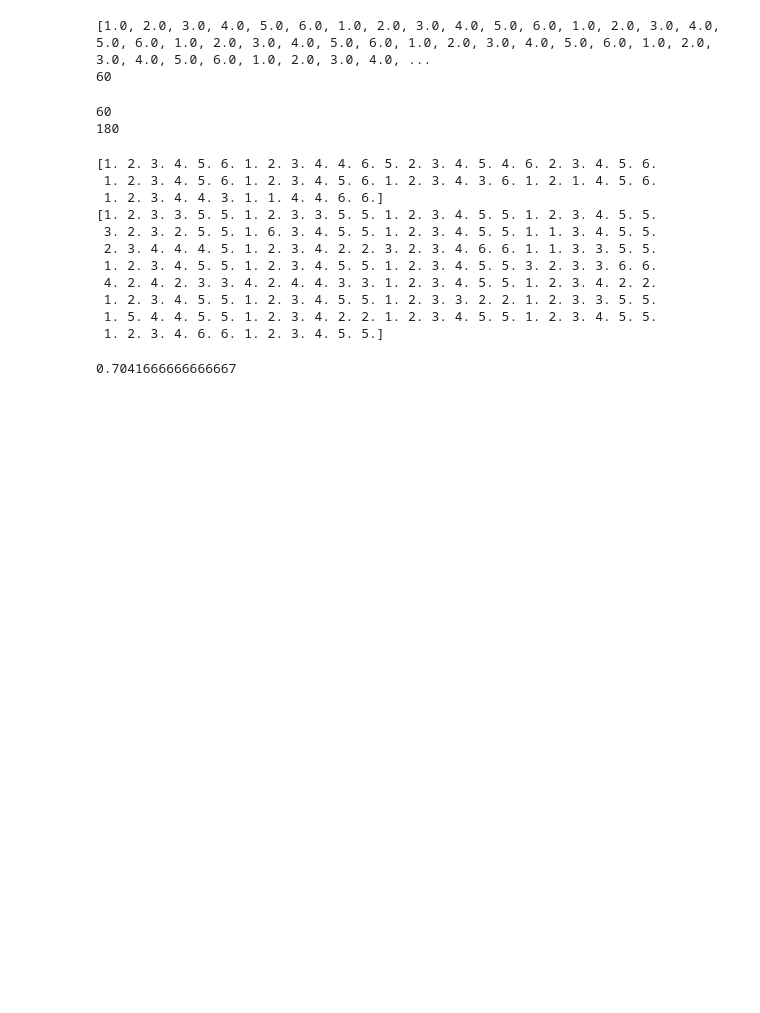
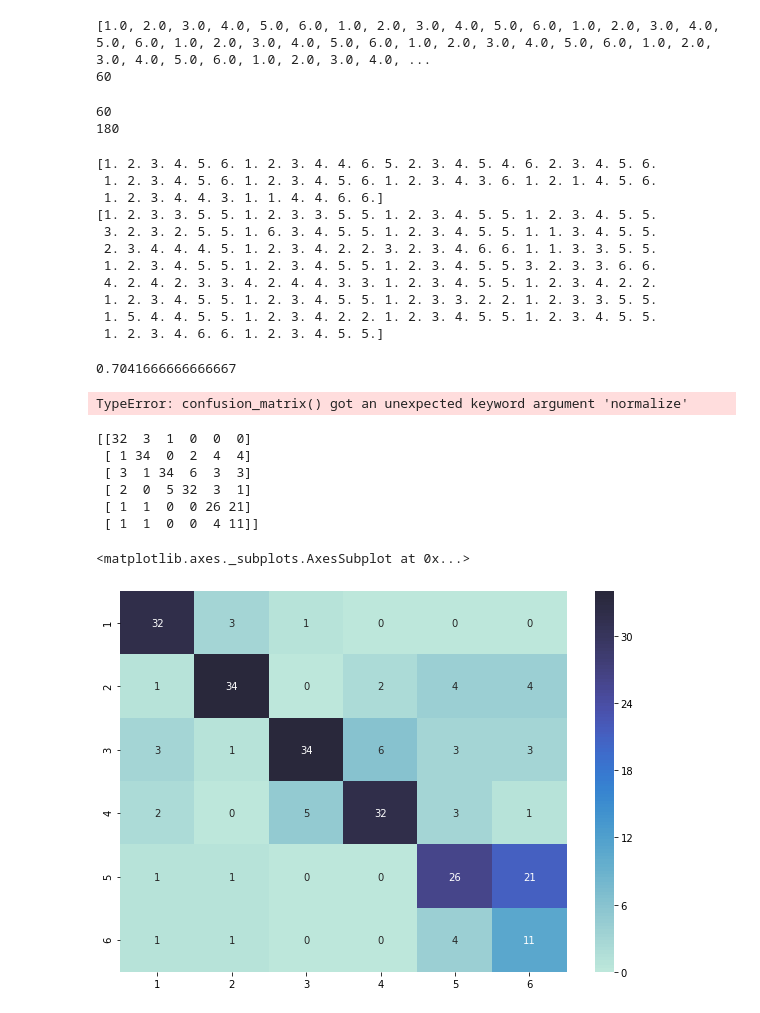
Before and after one commit to nonso1234/ML-Project-, a Jupyter notebook: k_means_clustering_categorical.ipynb, the cells around one changed output. Drawn from its saved outputs; the diff is of its cells as text; code cells hidden in the pictures; blank space fills up the shorter version.

```diff
--- a/k_means_clustering_categorical.ipynb
+++ b/k_means_clustering_categorical.ipynb
@@ -328,3 +328,30 @@ for f in range(len(pred)):
 print(match1/240)
 # %% [output]
 0.7041666666666667
+# %%
+from sklearn.metrics import confusion_matrix
+confu=confusion_matrix(np.hstack((pred[0],pred[1])),np.hstack((test_yc[0],test_yc[1])))
+# %% [output]
+TypeError: confusion_matrix() got an unexpected keyword argument 'normalize'
+# %%
+print(confu)
+# %% [output]
+[[32  3  1  0  0  0]
+ [ 1 34  0  2  4  4]
+ [ 3  1 34  6  3  3]
+ [ 2  0  5 32  3  1]
+ [ 1  1  0  0 26 21]
+ [ 1  1  0  0  4 11]]
+# %%
+
+import seaborn as sn
+import pandas as pd
+import matplotlib.pyplot as plt
+
+df_cm = pd.DataFrame(confu, index = [i for i in "123456"],
+                  columns = [i for i in "123456"])
+plt.figure(figsize = (10,7))
+sn.heatmap(df_cm, annot=True, center=40 )
+# %% [output]
+<matplotlib.axes._subplots.AxesSubplot at 0x...>
+[figure, added]
```
